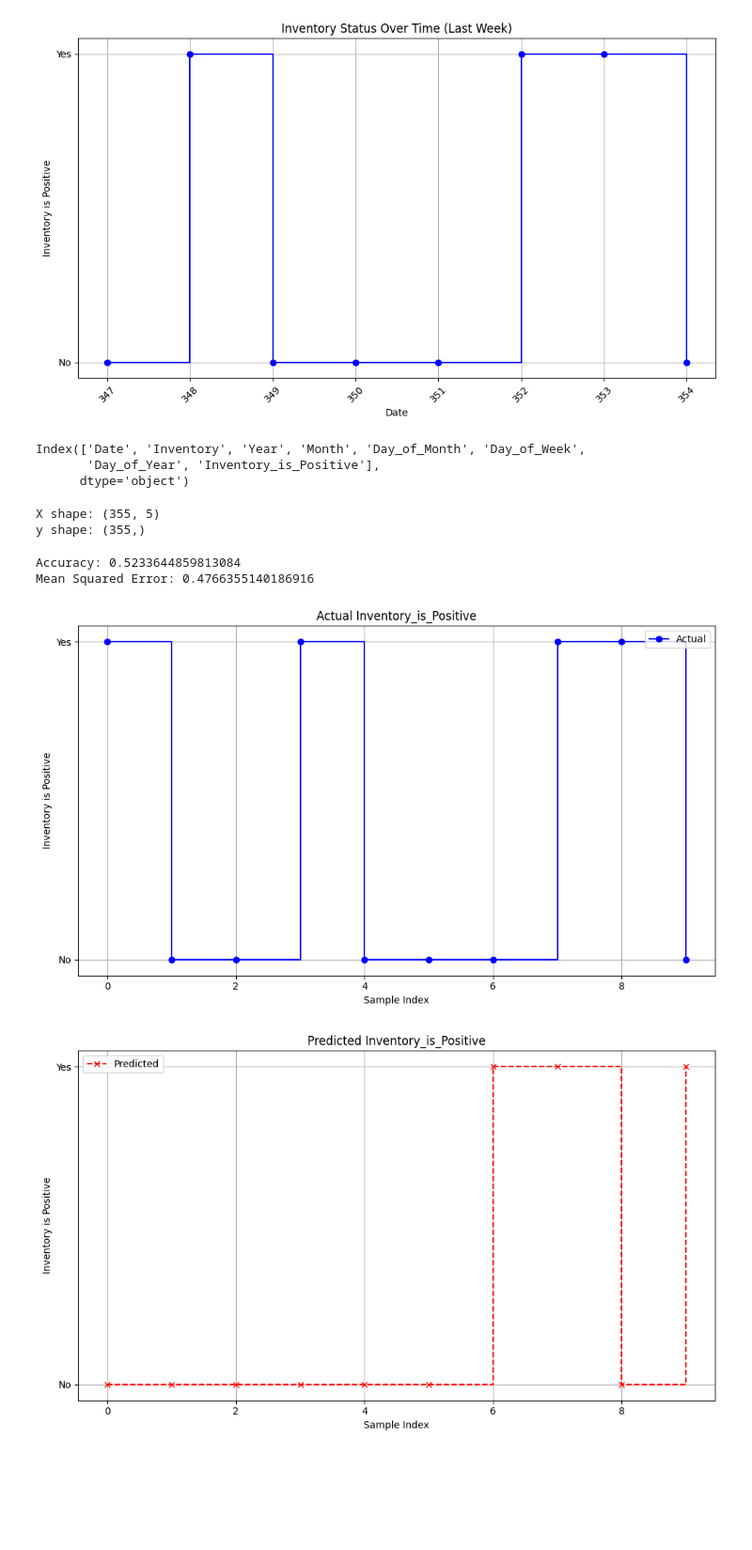
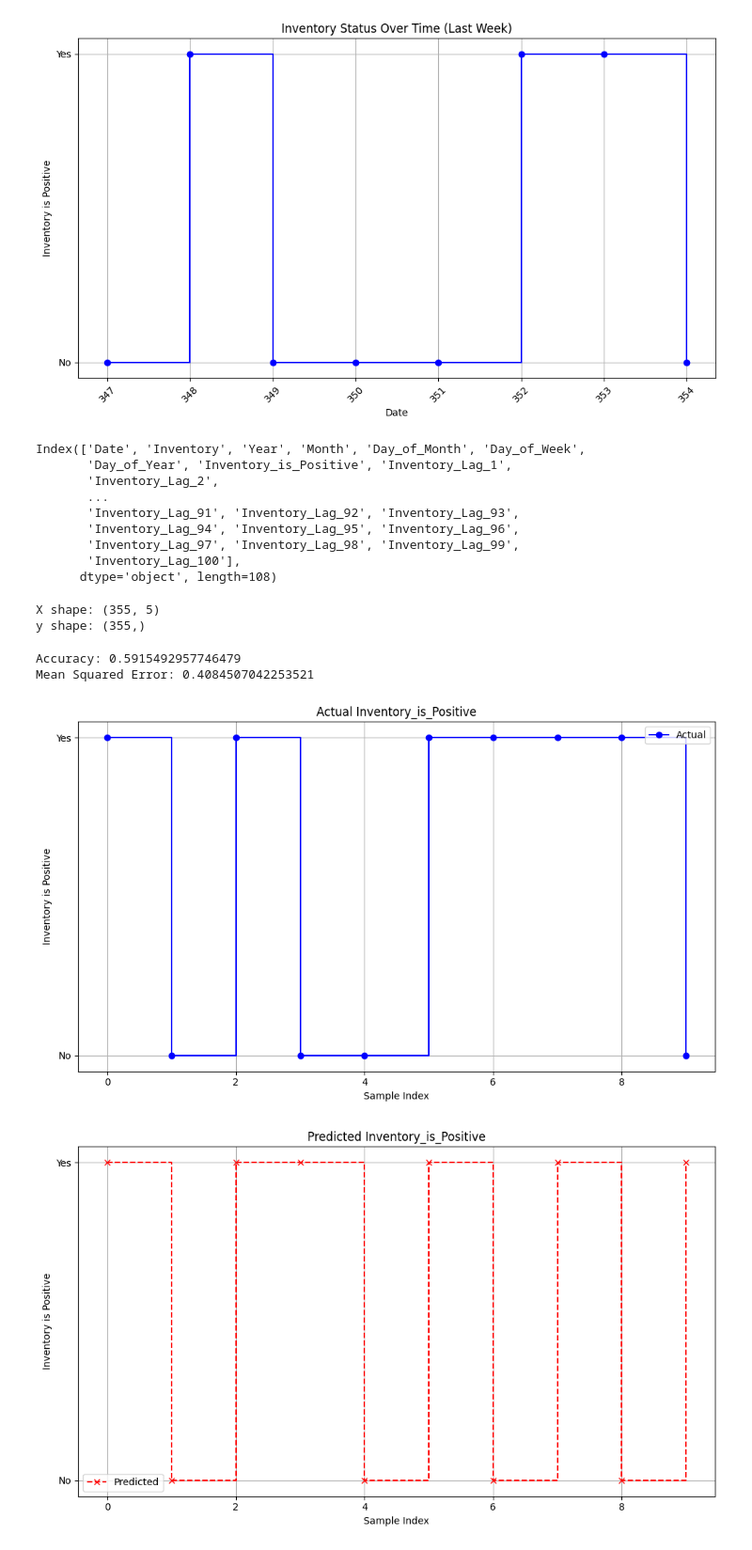
Before and after one commit to adilonam/prediction-divij, a Jupyter notebook: prediction_divij.ipynb, the cells around one changed output. Shown: that part at 94% size. Saved outputs shown, nothing was run; the diff lists cells and outputs as text; code cells hidden in the pictures; blank space fills up the shorter version.

```diff
--- a/prediction_divij.ipynb
+++ b/prediction_divij.ipynb
@@ -1,9 +13,7 @@
 # %%
-%reset -f
-
 ##read excel
 import pandas as pd
-data_path = "./dataset/data-divij.xlsx"
+data_path = "/content/drive/MyDrive/prediction-divij/data-divij.xlsx"
 df= pd.read_excel(data_path, engine='openpyxl')
 
 df
@@ -89,8 +99,14 @@ plt.show()
 df.columns
 # %% [output]
 Index(['Date', 'Inventory', 'Year', 'Month', 'Day_of_Month', 'Day_of_Week',
-       'Day_of_Year', 'Inventory_is_Positive'],
-      dtype='object')
+       'Day_of_Year', 'Inventory_is_Positive', 'Inventory_Lag_1',
+       'Inventory_Lag_2',
+       ...
+       'Inventory_Lag_91', 'Inventory_Lag_92', 'Inventory_Lag_93',
+       'Inventory_Lag_94', 'Inventory_Lag_95', 'Inventory_Lag_96',
+       'Inventory_Lag_97', 'Inventory_Lag_98', 'Inventory_Lag_99',
+       'Inventory_Lag_100'],
+      dtype='object', length=108)
 # %%
 from sklearn.model_selection import train_test_split
 from sklearn.preprocessing import StandardScaler
@@ -99,9 +115,10 @@ from sklearn.preprocessing import StandardScaler
 # Drop the 'Date' column
 df_preprocessed = df.drop(columns=['Date'])
 
+
 # Separate features and target
-X = df_preprocessed.drop(columns=['Inventory_is_Positive' , "Inventory"]).values
-y = df_preprocessed['Inventory_is_Positive'].values
+X = df_preprocessed.drop(columns=['Inventory_is_Positive' , "Inventory"])
+y = df_preprocessed['Inventory_is_Positive']
 
 print("X shape:", X.shape)
 print("y shape:", y.shape)
@@ -111,7 +128,7 @@ scaler = StandardScaler()
 X_scaled = scaler.fit_transform(X)
 
 # Split the data into training and testing sets
-X_train, X_test, y_train, y_test = train_test_split(X_scaled, y, test_size=0.3, shuffle=False)
+X_train, X_test, y_train, y_test = train_test_split(X_scaled, y, test_size=0.2, random_state=42)
 # %% [output]
 X shape: (355, 5)
 y shape: (355,)
@@ -135,41 +152,41 @@ mse = mean_squared_error(y_test, y_pred)
 print(f'Accuracy: {accuracy}')
 print(f'Mean Squared Error: {mse}')
 # %% [output]
-Accuracy: 0.5233644859813084
-Mean Squared Error: 0.4766355140186916
+Accuracy: 0.5915492957746479
+Mean Squared Error: 0.4084507042253521
 # %%
 # Create a DataFrame for plotting
 
 last_plot = 10
 plot_data = pd.DataFrame({
-    'Actual': y_test[-last_plot:],
+    'Actual': y_test[-last_plot:].values,
     'Predicted': y_pred.flatten()[-last_plot:]
 })
 
 # plot_data.reset_index(drop=True, inplace=True)
 # Plot the actual values
 plt.figure(figsize=(10, 6))
 plt.step(plot_data.index, plot_data['Actual'], where='post', marker='o', linestyle='-', color='b', label='Actual')
 plt.title('Actual Inventory_is_Positive')
 plt.xlabel('Sample Index')
 plt.ylabel('Inventory is Positive')
 plt.yticks([0, 1], ['No', 'Yes'])
 plt.grid(True)
 plt.legend()
 plt.tight_layout()
 plt.show()
 
 # Plot the predicted values
 plt.figure(figsize=(10, 6))
 plt.step(plot_data.index, plot_data['Predicted'], where='post', marker='x', linestyle='--', color='r', label='Predicted')
 plt.title('Predicted Inventory_is_Positive')
 plt.xlabel('Sample Index')
 plt.ylabel('Inventory is Positive')
 plt.yticks([0, 1], ['No', 'Yes'])
 plt.grid(True)
 plt.legend()
 plt.tight_layout()
 plt.show()
 # %% [output]
-[figure, old version]
+[figure, new version]
-[figure, old version]
+[figure, new version]
```
Also changed, not shown: parts of 3 cells of this notebook, 1 other file.
